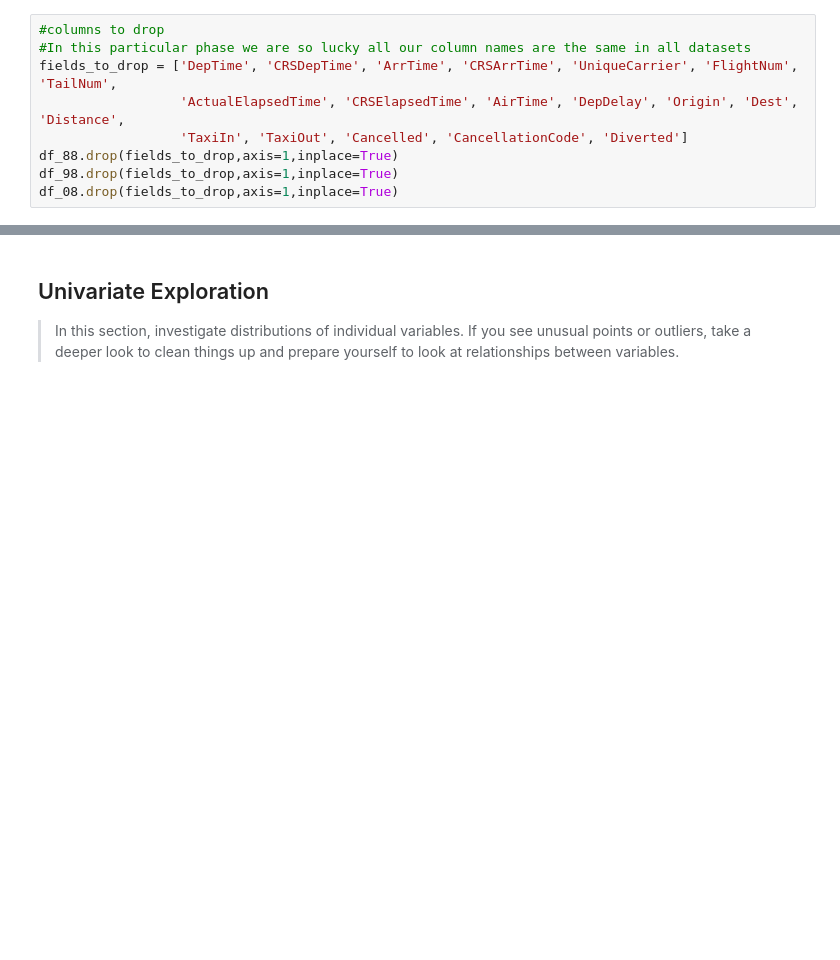
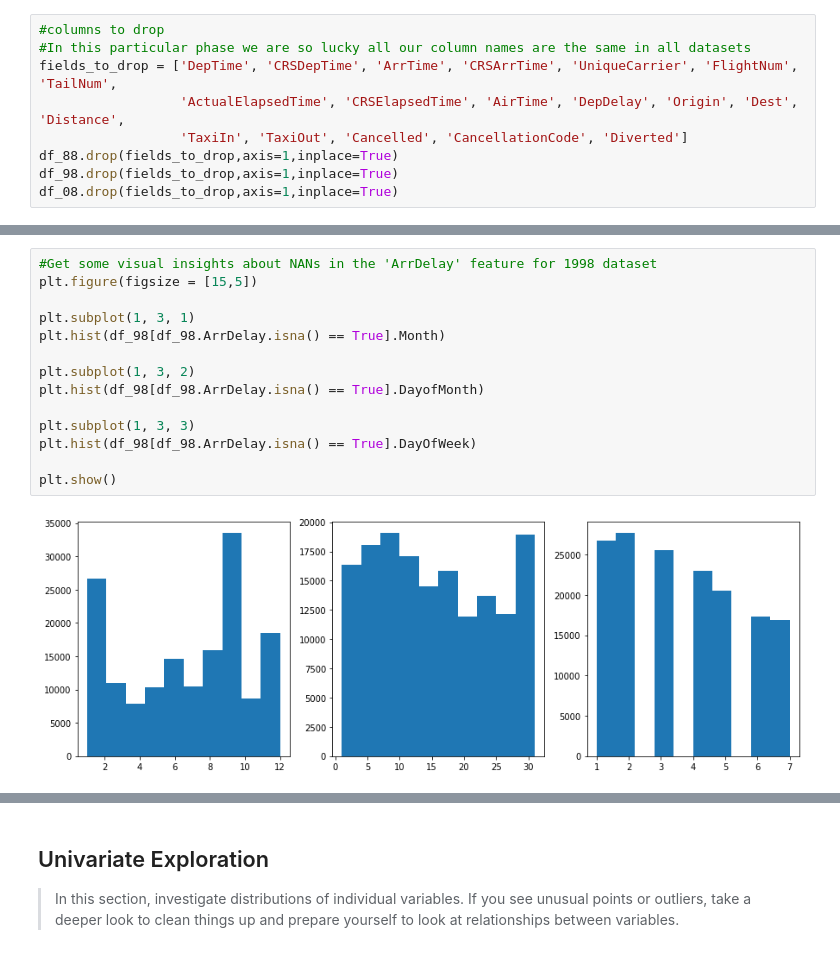
Before and after one commit to chpolyzo/Flight-Delays, a Jupyter notebook: exploration.ipynb, the cells around one changed output, grey strips where cells are left out. Cells and saved outputs as stored; diff of their text form; blank space fills up the shorter version.

```diff
--- a/exploration.ipynb
+++ b/exploration.ipynb
@@ -80,0 +113,16 @@ df_08.drop(fields_to_drop,axis=1,inplace=True)
+# %%
+#Get some visual insights about NANs in the 'ArrDelay' feature for 1998 dataset
+plt.figure(figsize = [15,5])
+
+plt.subplot(1, 3, 1)
+plt.hist(df_98[df_98.ArrDelay.isna() == True].Month)
+
+plt.subplot(1, 3, 2)
+plt.hist(df_98[df_98.ArrDelay.isna() == True].DayofMonth)
+
+plt.subplot(1, 3, 3)
+plt.hist(df_98[df_98.ArrDelay.isna() == True].DayOfWeek)
+
+plt.show()
+# %% [output]
+[figure, added]
```
Also changed, not shown: parts of 17 cells of this notebook.
